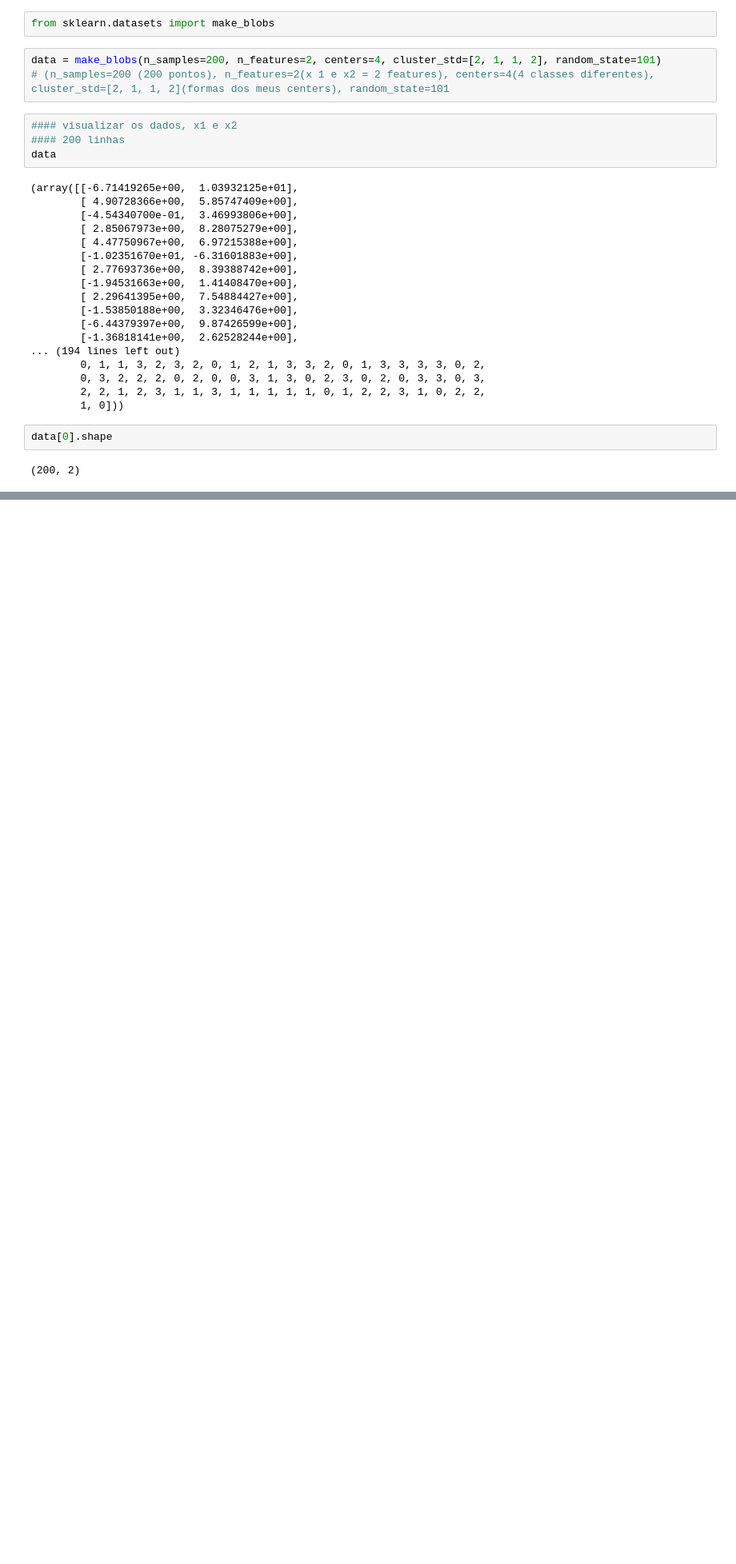
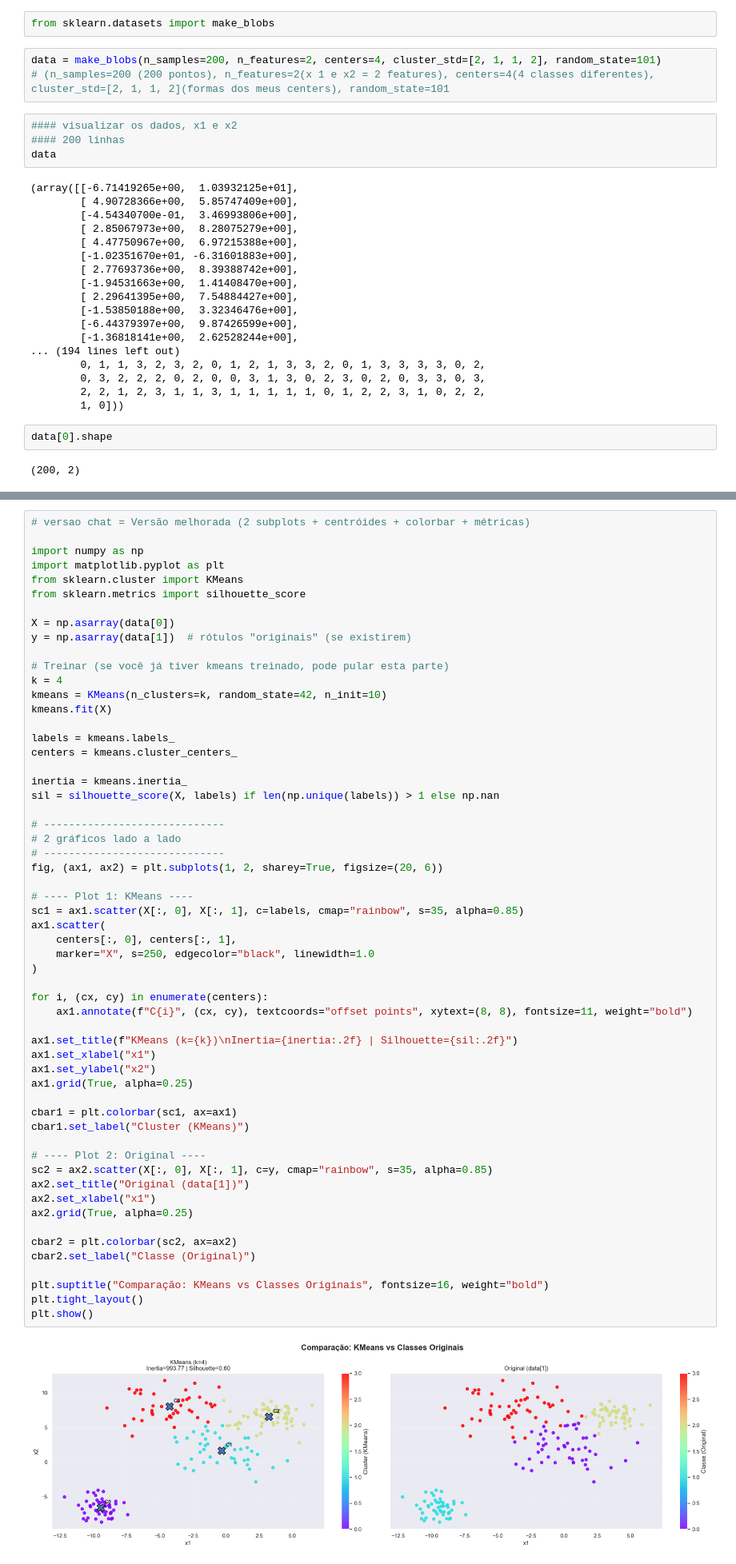
Before and after one commit to ludiemert/Unsupervised_Models, a Jupyter notebook: 1_Unsupervised_Learning.ipynb, the cells around one changed output, grey strips where cells are left out. Shown at 80% size. Cells and saved outputs as stored; diff of their text form; blank space fills up the shorter version.

```diff
--- a/1_Unsupervised_Learning.ipynb
+++ b/1_Unsupervised_Learning.ipynb
@@ -50,0 +164,59 @@ plt.scatter(data[0][:,0],data[0][:,1], c=data[1], cmap='rainbow')
+# %%
+# versao chat = Versão melhorada (2 subplots + centróides + colorbar + métricas)
+
+import numpy as np
+import matplotlib.pyplot as plt
+from sklearn.cluster import KMeans
+from sklearn.metrics import silhouette_score
+
+X = np.asarray(data[0])
+y = np.asarray(data[1])  # rótulos "originais" (se existirem)
+
+# Treinar (se você já tiver kmeans treinado, pode pular esta parte)
+k = 4
+kmeans = KMeans(n_clusters=k, random_state=42, n_init=10)
+kmeans.fit(X)
+
+labels = kmeans.labels_
+centers = kmeans.cluster_centers_
+
+inertia = kmeans.inertia_
+sil = silhouette_score(X, labels) if len(np.unique(labels)) > 1 else np.nan
+
+# -----------------------------
+# 2 gráficos lado a lado
+# -----------------------------
+fig, (ax1, ax2) = plt.subplots(1, 2, sharey=True, figsize=(20, 6))
+
+# ---- Plot 1: KMeans ----
+sc1 = ax1.scatter(X[:, 0], X[:, 1], c=labels, cmap="rainbow", s=35, alpha=0.85)
+ax1.scatter(
+    centers[:, 0], centers[:, 1],
+    marker="X", s=250, edgecolor="black", linewidth=1.0
+)
+
+for i, (cx, cy) in enumerate(centers):
+    ax1.annotate(f"C{i}", (cx, cy), textcoords="offset points", xytext=(8, 8), fontsize=11, weight="bold")
+
+ax1.set_title(f"KMeans (k={k})\nInertia={inertia:.2f} | Silhouette={sil:.2f}")
+ax1.set_xlabel("x1")
+ax1.set_ylabel("x2")
+ax1.grid(True, alpha=0.25)
+
+cbar1 = plt.colorbar(sc1, ax=ax1)
+cbar1.set_label("Cluster (KMeans)")
+
+# ---- Plot 2: Original ----
+sc2 = ax2.scatter(X[:, 0], X[:, 1], c=y, cmap="rainbow", s=35, alpha=0.85)
+ax2.set_title("Original (data[1])")
+ax2.set_xlabel("x1")
+ax2.grid(True, alpha=0.25)
+
+cbar2 = plt.colorbar(sc2, ax=ax2)
+cbar2.set_label("Classe (Original)")
+
+plt.suptitle("Comparação: KMeans vs Classes Originais", fontsize=16, weight="bold")
+plt.tight_layout()
+plt.show()
+# %% [output]
+[figure, added]
```
Also changed, not shown: parts of 11 cells of this notebook.
